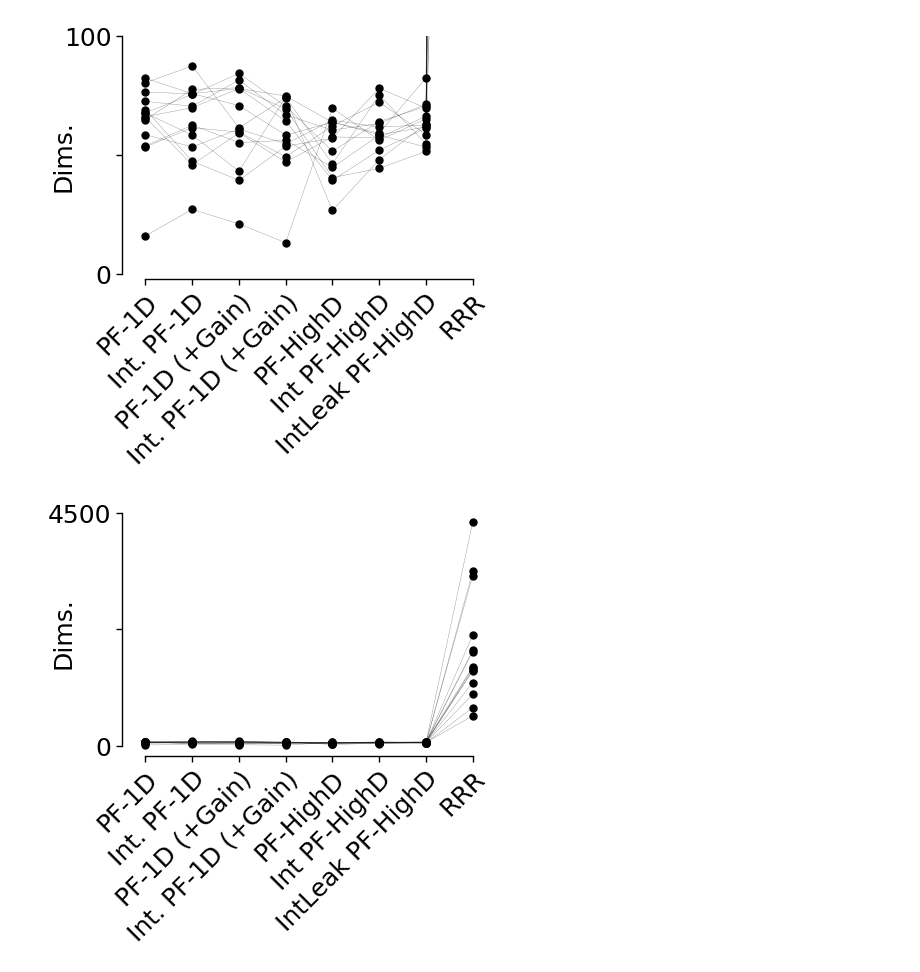
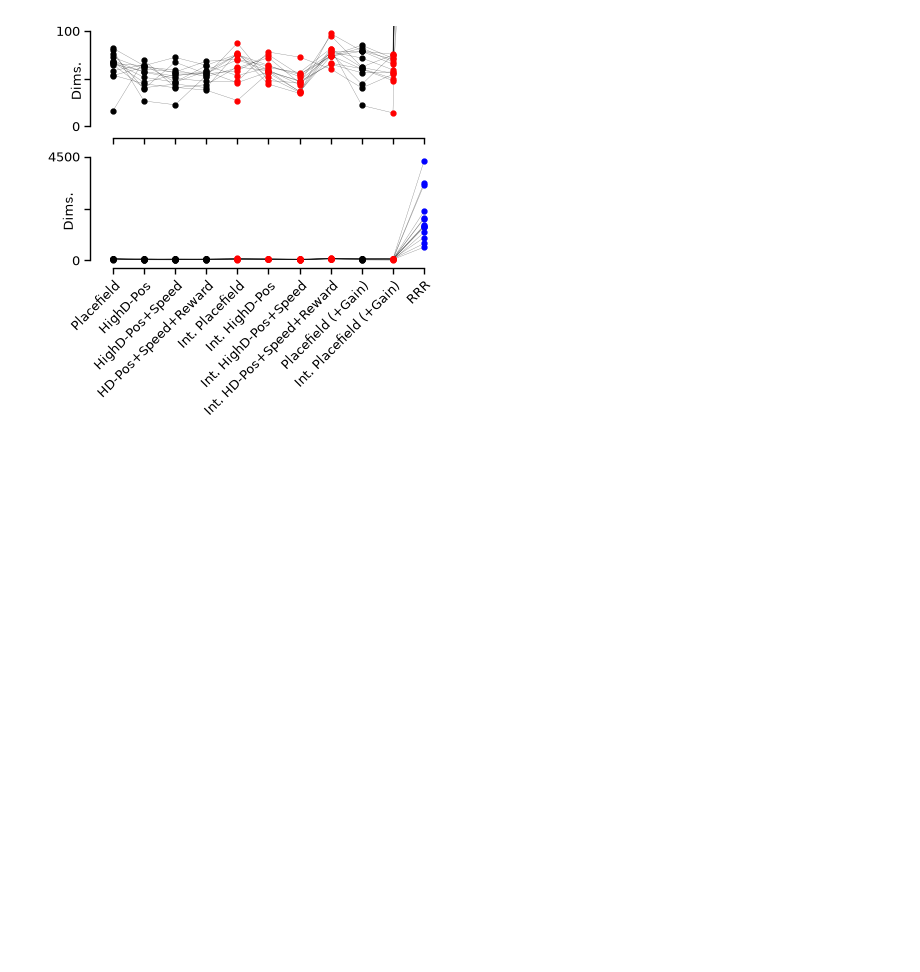
Before and after one commit to landoskape/vrAnalysis, a Jupyter notebook: dimensionality_manuscript/dim_regression_figures.ipynb, the cells around one changed output. Saved outputs shown, nothing was run; the diff lists cells and outputs as text; code cells hidden in the pictures; blank space fills up the shorter version.

```diff
--- a/dimensionality_manuscript/dim_regression_figures.ipynb
+++ b/dimensionality_manuscript/dim_regression_figures.ipynb
@@ -192,19 +254,0 @@ plt.show()
-# %%
-# Let's take a look at some example fits
-idx_session = 91
-spks_type = "oasis"
-
-model_type ="external_placefield_1d_vector_gain"
-activity_parameters = "default"
-model = get_model(model_type, registry, activity_parameters=activity_parameters)
-model_rrr = get_model("rrr", registry, activity_parameters=activity_parameters)
-session = sessiondb.iter_sessions(imaging=True)[idx_session]
-print(session)
-
-hyps = model.get_best_hyperparameters(session, spks_type, method=model.preferred_optimization_method)[0]
-report = model.process(session, spks_type, hyperparameters=hyps)
-report_sigrebase = model.process(session, "sigrebase", hyperparameters=hyps)
-
-hyps_rrr = model_rrr.get_best_hyperparameters(session, spks_type, method=model_rrr.preferred_optimization_method)[0]
-report_rrr = model_rrr.process(session, spks_type, hyperparameters=hyps_rrr)
-report_rrr_sigrebase = model_rrr.process(session, "sigrebase", hyperparameters=hyps_rrr)
@@ -326,34 +314,49 @@ for imodel, model_name in enumerate(MODEL_NAMES):
         avg_dimensions[imodel, imouse] = np.mean(hyp_dimensions[imodel, mouse_names == mouse])
         avg_smoothing[imodel, imouse] = np.mean(hyp_smoothing[imodel, mouse_names == mouse])
 # %%
-names = [short_model_name(MODEL_NAMES[i]) for i in range(len(MODEL_NAMES))]
+names = [short_model_name(model_names[i]) for i in range(len(model_names))]
+fontsize = 9
+markersize = 7
+plt.rcParams["font.size"] = fontsize
 
-for ylims in [[0, 100], [-100, 4500]]:
-    fig, ax = plt.subplots(1, 1, figsize=(4.5, 4.5), layout="constrained")
-    ax.plot(range(len(MODEL_NAMES)), avg_dimensions, color="k", linestyle="none", marker=".", markersize=10)
-    ax.plot(range(len(MODEL_NAMES)), avg_dimensions, color="k", linewidth=0.25, alpha=0.5)
+xvals = np.arange(len(model_names))
+internal_model_flags = np.array(["Int." in name for name in short_names], dtype=bool)
+idx_to_internal_results = internal_model_flags[idx_model.astype(int)]
+internal_xvals = xvals[idx_to_internal_results]
+internal_dims = avg_dimensions[idx_to_internal_results]
+idx_to_rrr_results = idx_model == model_names.index("rrr")
+rrr_xvals = xvals[idx_to_rrr_results]
+rrr_dims = avg_dimensions[idx_to_rrr_results]
+normal_xvals = xvals[~idx_to_internal_results & ~idx_to_rrr_results]
+normal_dims = avg_dimensions[~idx_to_internal_results & ~idx_to_rrr_results]
+
+fig, axes = plt.subplots(2, 1, figsize=(4, 4), layout="constrained", sharex=True)
+for ax, ylims, ybounds in zip(axes, [[-10, 105], [-250, 4500]], [[0, 100], [0, 4500]]):
+    ax.plot(range(len(model_names)), avg_dimensions, color="k", linewidth=0.25, alpha=0.5)
+    ax.plot(normal_xvals, normal_dims, color="k", marker=".", markersize=markersize, linestyle="none")
+    ax.plot(internal_xvals, internal_dims, color="red", marker=".", markersize=markersize, linestyle="none")
+    ax.plot(rrr_xvals, rrr_dims, color="blue", marker=".", markersize=markersize, linestyle="none")
     ax.set_ylim(ylims)
     format_spines(
         ax,
         x_pos=-0.02,
         y_pos=-0.02,
         spines_visible=["left", "bottom"],
-        xbounds=[0, len(MODEL_NAMES) - 1],
-        ybounds=[0, ylims[1]],
+        xbounds=[0, len(model_names) - 1],
+        ybounds=ybounds,
     )
-    ax.set_xticks(range(len(MODEL_NAMES)), labels=names, rotation=45, rotation_mode="anchor", ha="right")
-    yticks = [0, ylims[1] / 2, ylims[1]]
-    ylabels = [0, 4500, ylims[1]]
+    ax.set_xticks(range(len(model_names)), labels=names, rotation=45, rotation_mode="anchor", ha="right", fontsize=fontsize)
+    yticks = [0, ybounds[1] / 2, ybounds[1]]
+    ylabels = [0, None, ybounds[1]]
     ax.set_yticks(yticks)
     ax.set_yticklabels(ylabels)
-    for ilbl, lbl in enumerate(ax.get_yticklabels()):
-        if ilbl == 1:
-            lbl.set_alpha(0.0)
     ax.set_ylabel("Dims.", labelpad=-20)
 
-    figure_path = registry.registry_paths.figure_path / "hyperparam_dimensions" / f"hyperparam_dimensions_{ylims[0]}_{ylims[1]}"
-    # save_figure(fig, figure_path)
-    plt.show()
+plt.show()
+
+save = True
+if save:
+    figure_path = registry.registry_paths.figure_path / "figure2" / f"hyperparameter_dimensions"
+    save_figure(fig, figure_path)
 # %% [output]
-[figure, old version]
+[figure, new version]
-[figure, removed]
```
Also changed, not shown: parts of 16 cells of this notebook, 7 other files.
